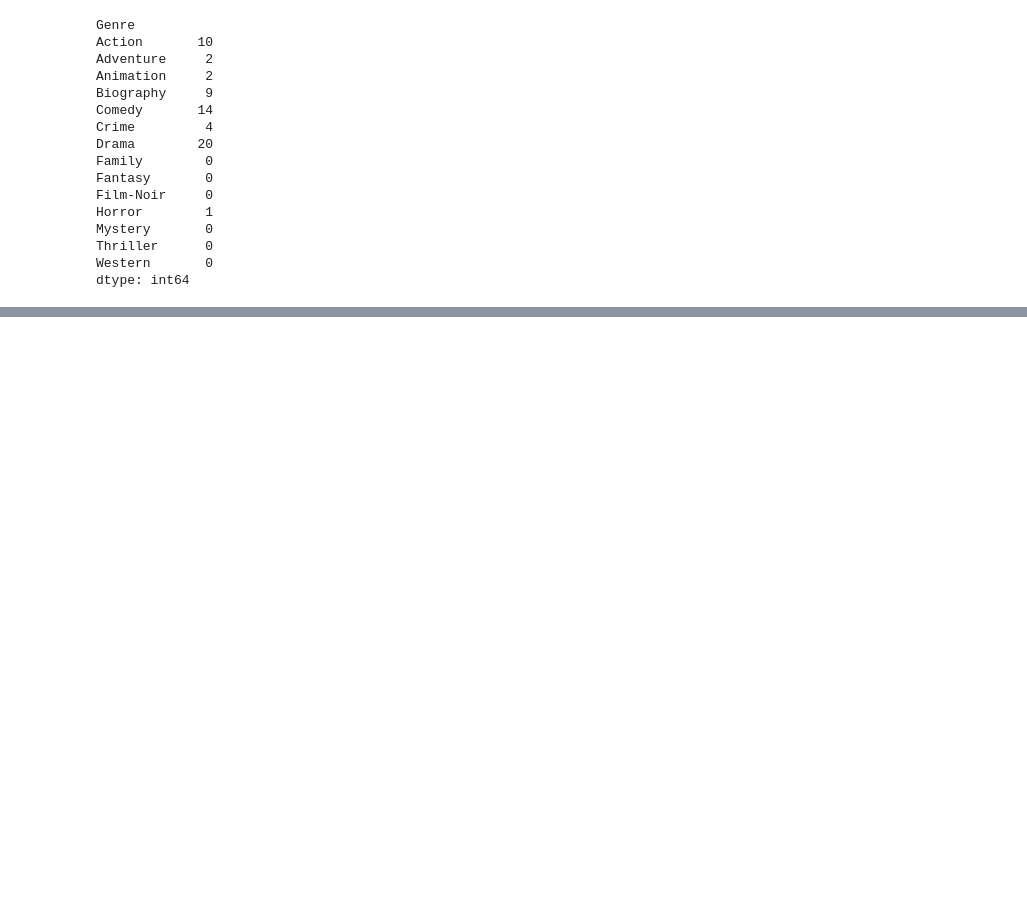
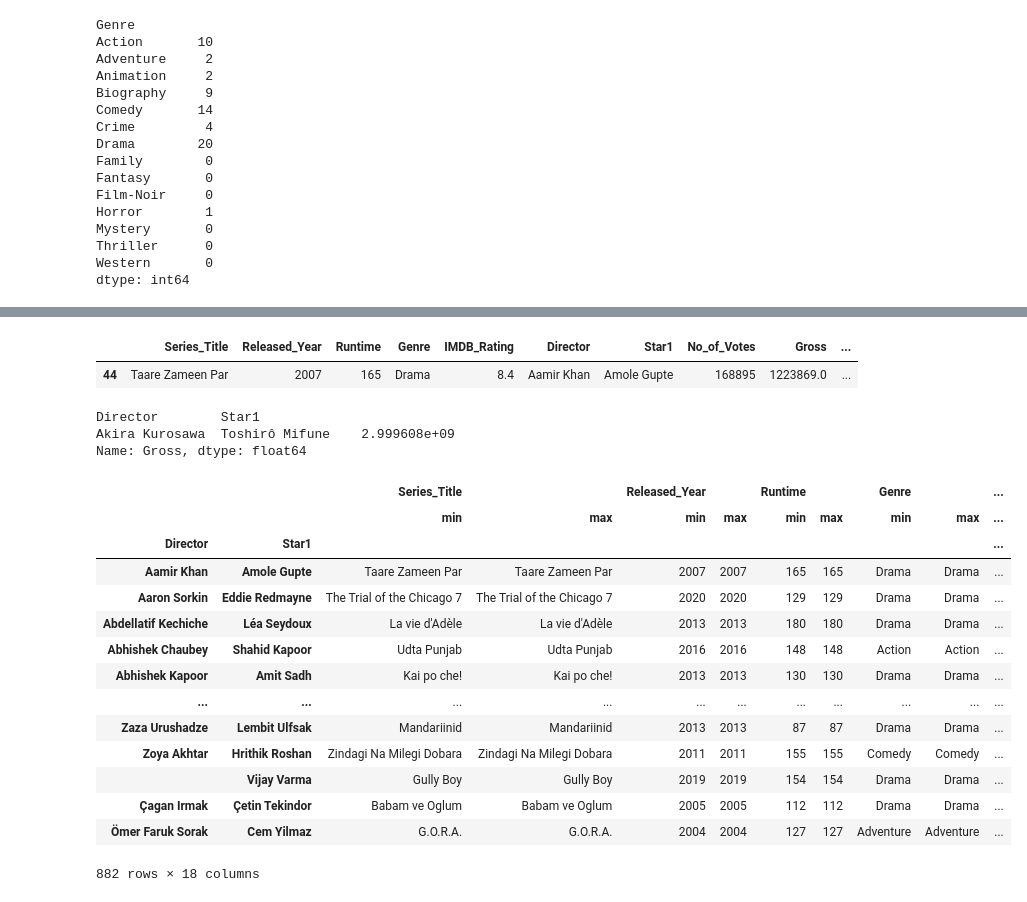
Before and after one commit to ProgramerSalar/Pandas, a Jupyter notebook: groupby_objects.ipynb, the cells around one changed output, grey strips where cells are left out. Cells and saved outputs as stored; diff of their text form; code cells hidden in the pictures; blank space fills up the shorter version.

```diff
--- a/groupby_objects.ipynb
+++ b/groupby_objects.ipynb
@@ -376,0 +440,39 @@ dtype: int64
+# %%
+# groupby on multiple cols
+duo = movie_data.groupby(['Director', 'Star1'])
+duo
+
+# size
+duo.size()
+
+# get group
+duo.get_group(('Aamir Khan', 'Amole Gupte'))
+# %% [output]
+|  | Series_Title | Released_Year | Runtime | Genre | IMDB_Rating | Director | Star1 | No_of_Votes | Gross | ... |
+| 44 | Taare Zameen Par | 2007 | 165 | Drama | 8.4 | Aamir Khan | Amole Gupte | 168895 | 1223869.0 | ... |
+# %%
+# find the most earning actor -> director combo
+duo['Gross'].sum().sort_values(ascending=False).head(1)
+# %% [output]
+Director        Star1
+Akira Kurosawa  Toshirô Mifune    2.999608e+09
+Name: Gross, dtype: float64
+# %%
+# aggregation on multiply groupby
+duo.agg(['min', 'max'])
+# %% [output]
+|  |  | Series_Title |  | Released_Year |  | Runtime |  | Genre |  | ... |
+|  |  | min | max | min | max | min | max | min | max | ... |
+| Director | Star1 |  |  |  |  |  |  |  |  | ... |
+| Aamir Khan | Amole Gupte | Taare Zameen Par | Taare Zameen Par | 2007 | 2007 | 165 | 165 | Drama | Drama | ... |
+| Aaron Sorkin | Eddie Redmayne | The Trial of the Chicago 7 | The Trial of the Chicago 7 | 2020 | 2020 | 129 | 129 | Drama | Drama | ... |
+| Abdellatif Kechiche | Léa Seydoux | La vie d'Adèle | La vie d'Adèle | 2013 | 2013 | 180 | 180 | Drama | Drama | ... |
+| Abhishek Chaubey | Shahid Kapoor | Udta Punjab | Udta Punjab | 2016 | 2016 | 148 | 148 | Action | Action | ... |
+| Abhishek Kapoor | Amit Sadh | Kai po che! | Kai po che! | 2013 | 2013 | 130 | 130 | Drama | Drama | ... |
+| ... | ... | ... | ... | ... | ... | ... | ... | ... | ... | ... |
+| Zaza Urushadze | Lembit Ulfsak | Mandariinid | Mandariinid | 2013 | 2013 | 87 | 87 | Drama | Drama | ... |
+| Zoya Akhtar | Hrithik Roshan | Zindagi Na Milegi Dobara | Zindagi Na Milegi Dobara | 2011 | 2011 | 155 | 155 | Comedy | Comedy | ... |
+|  | Vijay Varma | Gully Boy | Gully Boy | 2019 | 2019 | 154 | 154 | Drama | Drama | ... |
+| Çagan Irmak | Çetin Tekindor | Babam ve Oglum | Babam ve Oglum | 2005 | 2005 | 112 | 112 | Drama | Drama | ... |
+| Ömer Faruk Sorak | Cem Yilmaz | G.O.R.A. | G.O.R.A. | 2004 | 2004 | 127 | 127 | Adventure | Adventure | ... |
+882 rows × 18 columns
```
Also changed, not shown: parts of 3 cells of this notebook.
